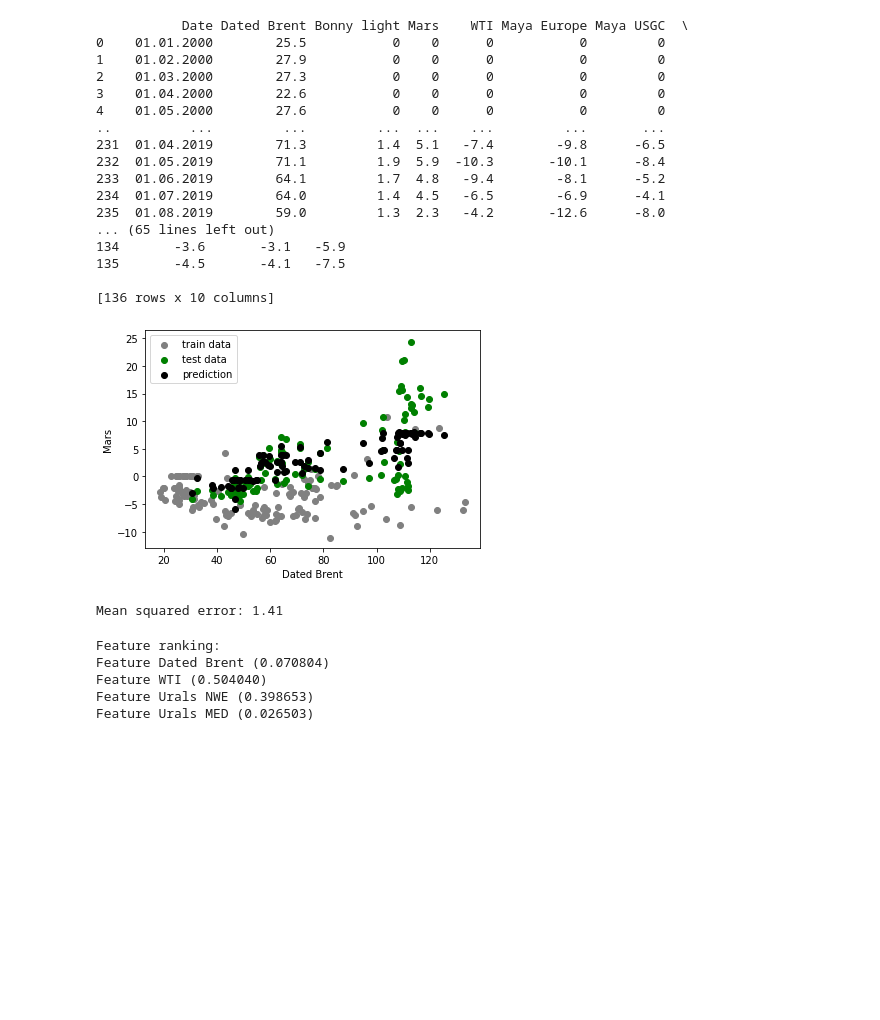
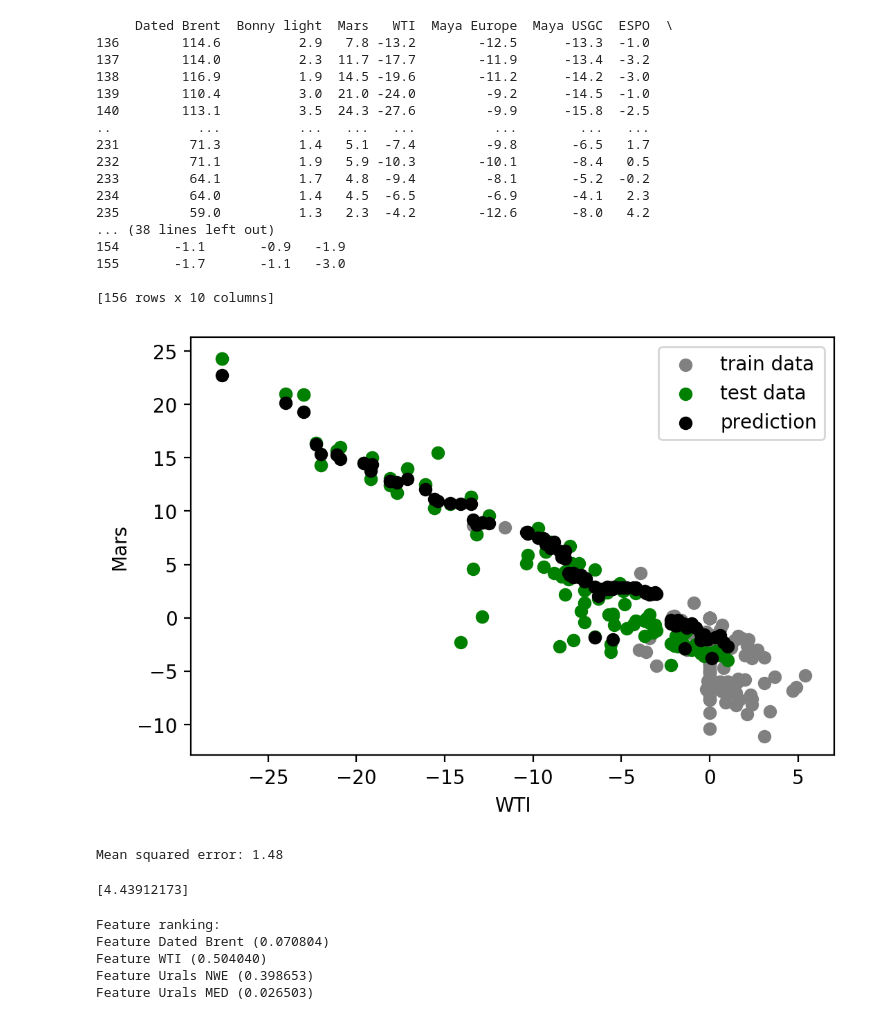
Before and after one commit to kaibawong/differential, a Jupyter notebook: random forest test.ipynb, the cells around one changed output. Drawn from its saved outputs; the diff is of its cells as text; code cells hidden in the pictures; blank space fills up the shorter version.

Commit message:
Publish random forest test

```diff
--- a/random forest test.ipynb
+++ b/random forest test.ipynb
@@ -9,71 +9,81 @@ import matplotlib.pyplot as plt  #pip install matplotlib if error
 brdiff = pd.read_table('Historical marker crude prices_csv.csv',delimiter =';')
 brdiff = brdiff.stack().str.replace(',','.').unstack()
 brdiff=brdiff.fillna(0)
-print(brdiff)
+
 
 brdiff.dtypes
 brdiff =brdiff.iloc[:,1:11].astype(float)
 
 
-train = brdiff.iloc[:-100]
+train = brdiff.iloc[:-80]
 test = brdiff.iloc[-100:]
 #train = brdiff.iloc[:50]
 #test = brdiff.iloc[-150:]
 
 print(test)
 print(train)
-
-x_train=train[["Dated Brent","WTI","Urals NWE","Urals MED"]]
-y_train=train["Mars"]
-
-
-x_test=test[["Dated Brent","WTI","Urals NWE","Urals MED"]]
-y_test=test["Mars"].to_frame()
 # %% [output]
-           Date Dated Brent Bonny light Mars    WTI Maya Europe Maya USGC  \
-0    01.01.2000        25.5           0    0      0           0         0
-1    01.02.2000        27.9           0    0      0           0         0
-2    01.03.2000        27.3           0    0      0           0         0
-3    01.04.2000        22.6           0    0      0           0         0
-4    01.05.2000        27.6           0    0      0           0         0
-..          ...         ...         ...  ...    ...         ...       ...
-231  01.04.2019        71.3         1.4  5.1   -7.4        -9.8      -6.5
-232  01.05.2019        71.1         1.9  5.9  -10.3       -10.1      -8.4
-233  01.06.2019        64.1         1.7  4.8   -9.4        -8.1      -5.2
-234  01.07.2019        64.0         1.4  4.5   -6.5        -6.9      -4.1
-235  01.08.2019        59.0         1.3  2.3   -4.2       -12.6      -8.0
-... (65 lines left out)
-134       -3.6       -3.1   -5.9
-135       -4.5       -4.1   -7.5
+     Dated Brent  Bonny light  Mars   WTI  Maya Europe  Maya USGC  ESPO  \
+136        114.6          2.9   7.8 -13.2        -12.5      -13.3  -1.0
+137        114.0          2.3  11.7 -17.7        -11.9      -13.4  -3.2
+138        116.9          1.9  14.5 -19.6        -11.2      -14.2  -3.0
+139        110.4          3.0  21.0 -24.0         -9.2      -14.5  -1.0
+140        113.1          3.5  24.3 -27.6         -9.9      -15.8  -2.5
+..           ...          ...   ...   ...          ...        ...   ...
+231         71.3          1.4   5.1  -7.4         -9.8       -6.5   1.7
+232         71.1          1.9   5.9 -10.3        -10.1       -8.4   0.5
+233         64.1          1.7   4.8  -9.4         -8.1       -5.2  -0.2
+234         64.0          1.4   4.5  -6.5         -6.9       -4.1   2.3
+235         59.0          1.3   2.3  -4.2        -12.6       -8.0   4.2
+... (38 lines left out)
+154       -1.1       -0.9   -1.9
+155       -1.7       -1.1   -3.0
 
-[136 rows x 10 columns]
+[156 rows x 10 columns]
 # %%
 import matplotlib.pyplot as plt
+
+x_train=train[["WTI","Urals NWE"]]
+y_train=train["Mars"]
+
+
+x_test=test[["WTI","Urals NWE"]]
+y_test=test["Mars"].to_frame()
+
+
 
 regressor = RandomForestRegressor(n_estimators=200, max_depth=5)
 
 clf=regressor.fit(x_train, y_train)
 
 y_pred=regressor.predict(x_test)
 y_pred=pd.DataFrame(y_pred)
 
 
-plt_train=plt.scatter(x_train["Dated Brent"],y_train,   color='grey')
-plt_test=plt.scatter(x_test["Dated Brent"],y_test,   color='green')
-plt_pred=plt.scatter(x_test["Dated Brent"], y_pred,  color='black')
+plt_train=plt.scatter(x_train["WTI"],y_train,   color='grey')
+plt_test=plt.scatter(x_test["WTI"],y_test,   color='green')
+plt_pred=plt.scatter(x_test["WTI"], y_pred,  color='black')
 
 
 
-plt.xlabel("Dated Brent")
+plt.xlabel("WTI")
 plt.ylabel("Mars")
 plt.legend((plt_train, plt_test,plt_pred),("train data", "test data","prediction"))
 plt.show()
 
 print("Mean squared error: %.2f"
       % np.mean((regressor.predict(x_train) - y_train) ** 2))
 # %% [output]
-[figure, old version]
+[figure, new version]
-Mean squared error: 1.41
+Mean squared error: 1.48
+# %%
+
+data =  {'WTI':[-7.8],'Urals NWE':[-0.7]}
+data_df = pd.DataFrame(data)
+y_pred=regressor.predict(data_df)
+print(y_pred)
+# %% [output]
+[4.43912173]
 # %%
 import seaborn as sns
 importances=regressor.feature_importances_
```
Also changed, not shown: parts of 5 cells of this notebook, 5 other files.
